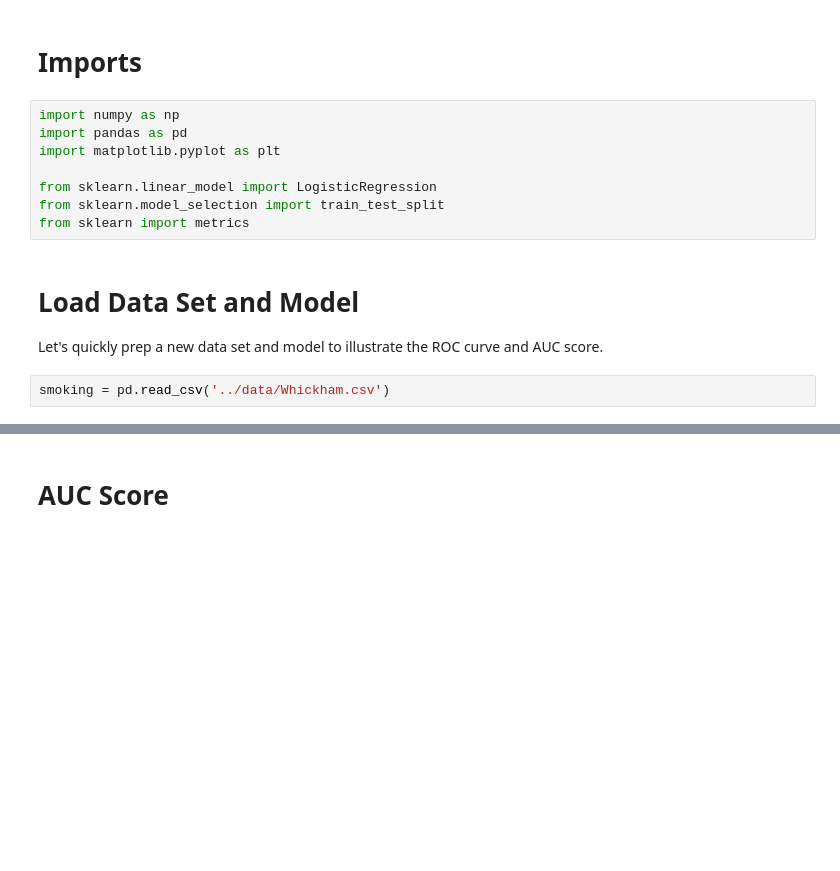
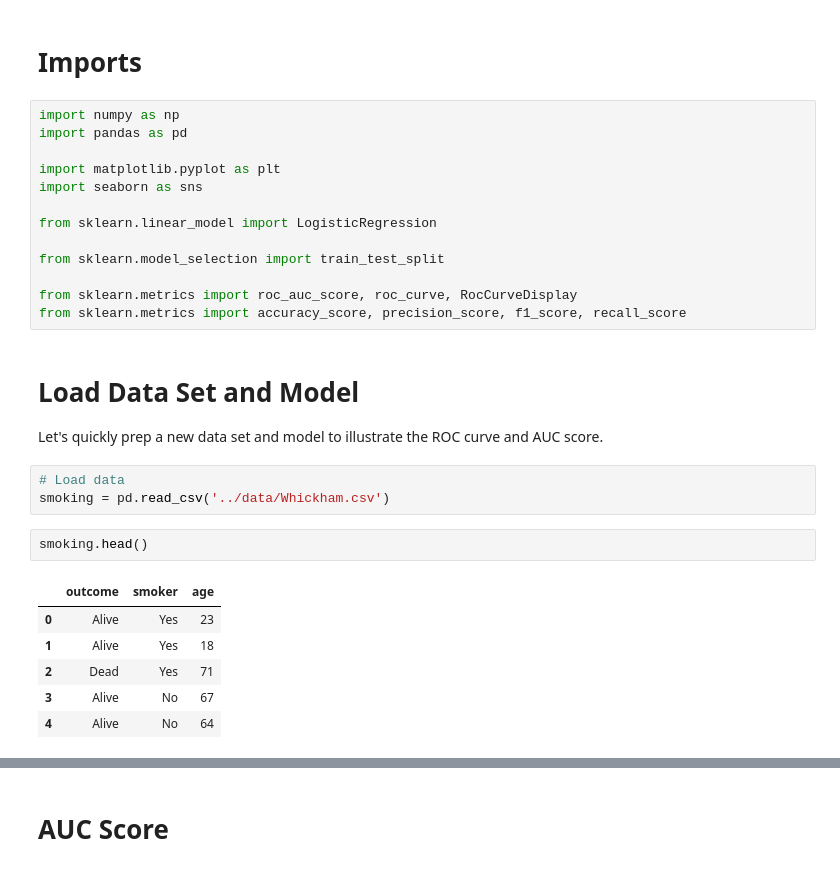
Before and after one commit to talalal3thman/test-github, a Jupyter notebook: content/03-supervised-machine-learning/10-classification-metrics/02-notebooks/03-roc-auc.ipynb, the cells around one changed output, grey strips where cells are left out. Drawn from its saved outputs; the diff is of its cells as text; blank space fills up the shorter version.

```diff
--- a/content/03-supervised-machine-learning/10-classification-metrics/02-notebooks/03-roc-auc.ipynb
+++ b/content/03-supervised-machine-learning/10-classification-metrics/02-notebooks/03-roc-auc.ipynb
@@ -27,14 +86,29 @@ An introduction to ROC AUC.
 # %%
 import numpy as np
 import pandas as pd
+
 import matplotlib.pyplot as plt
+import seaborn as sns
 
 from sklearn.linear_model import LogisticRegression
+
 from sklearn.model_selection import train_test_split
-from sklearn import metrics
+
+from sklearn.metrics import roc_auc_score, roc_curve, RocCurveDisplay
+from sklearn.metrics import accuracy_score, precision_score, f1_score, recall_score
 # %% [markdown]
 # Load Data Set and Model
 
 Let's quickly prep a new data set and model to illustrate the ROC curve and AUC score.
 # %%
+# Load data
 smoking = pd.read_csv('../data/Whickham.csv')
+# %%
+smoking.head()
+# %% [output]
+|  | outcome | smoker | age |
+| 0 | Alive | Yes | 23 |
+| 1 | Alive | Yes | 18 |
+| 2 | Dead | Yes | 71 |
+| 3 | Alive | No | 67 |
+| 4 | Alive | No | 64 |
```
Also changed, not shown: parts of 22 cells of this notebook, 11 other files.
